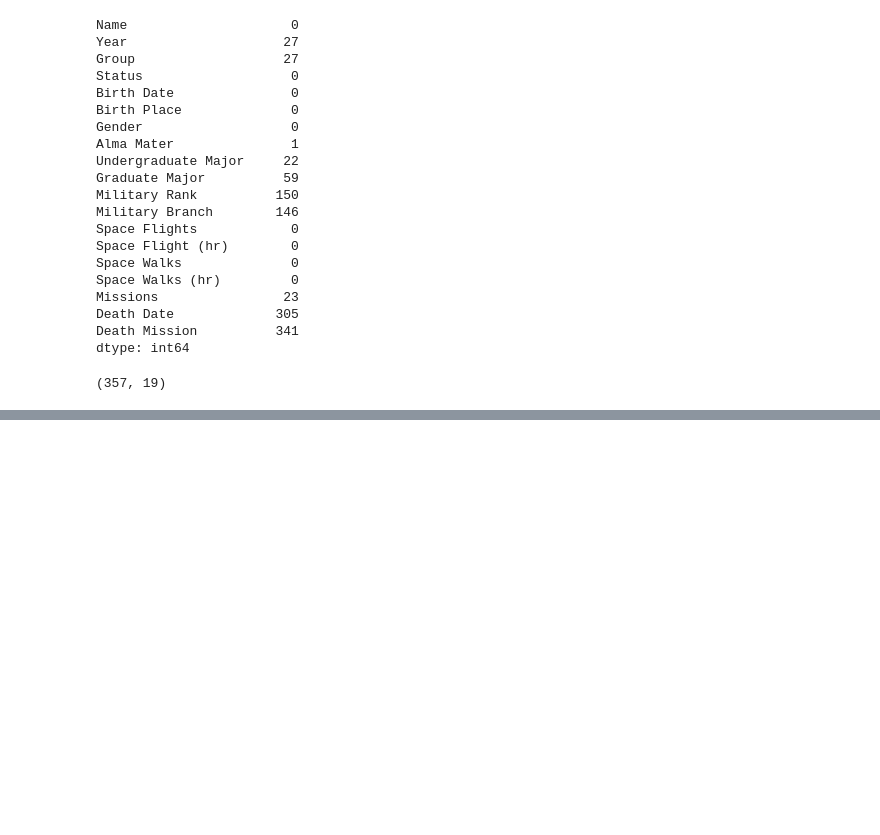
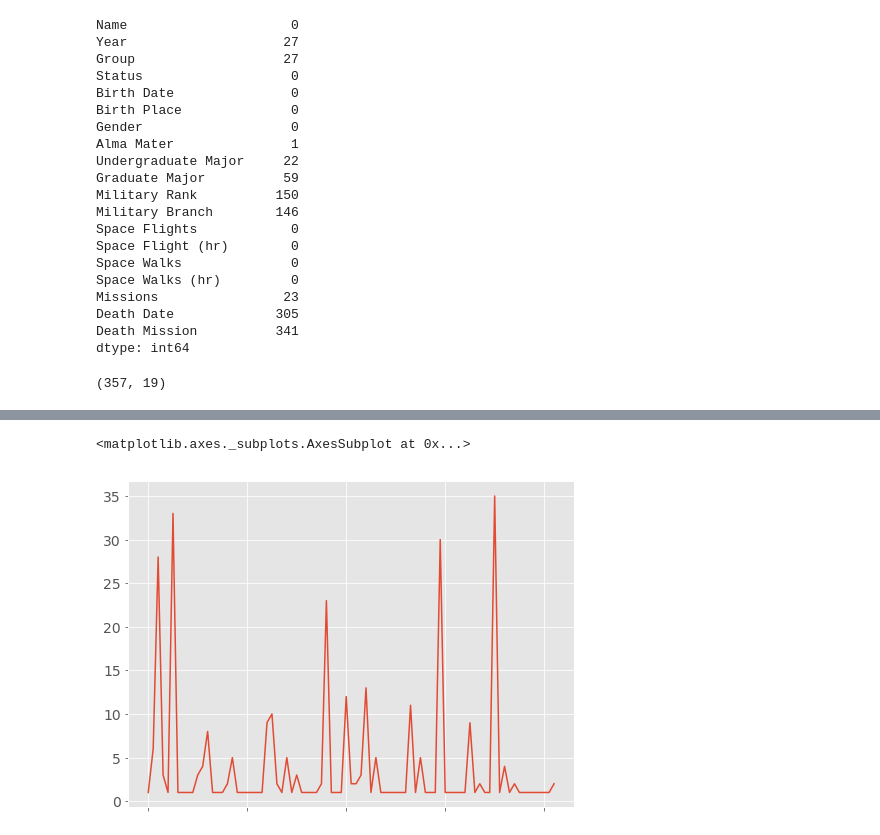
Before and after one commit to AnthonyH13/astronaut_website, a Jupyter notebook: Untitled.ipynb, the cells around one changed output, grey strips where cells are left out. Saved outputs shown, nothing was run; the diff lists cells and outputs as text; code cells hidden in the pictures; blank space fills up the shorter version.

```diff
--- a/Untitled.ipynb
+++ b/Untitled.ipynb
@@ -66,0 +72,5 @@ astro.describe(include="all")
+# %%
+astro['Undergraduate Major'].value_counts().sort_index().plot()
+# %% [output]
+<matplotlib.axes._subplots.AxesSubplot at 0x...>
+[figure, added]
```
Also changed, not shown: parts of 3 cells of this notebook, 2 other files.
